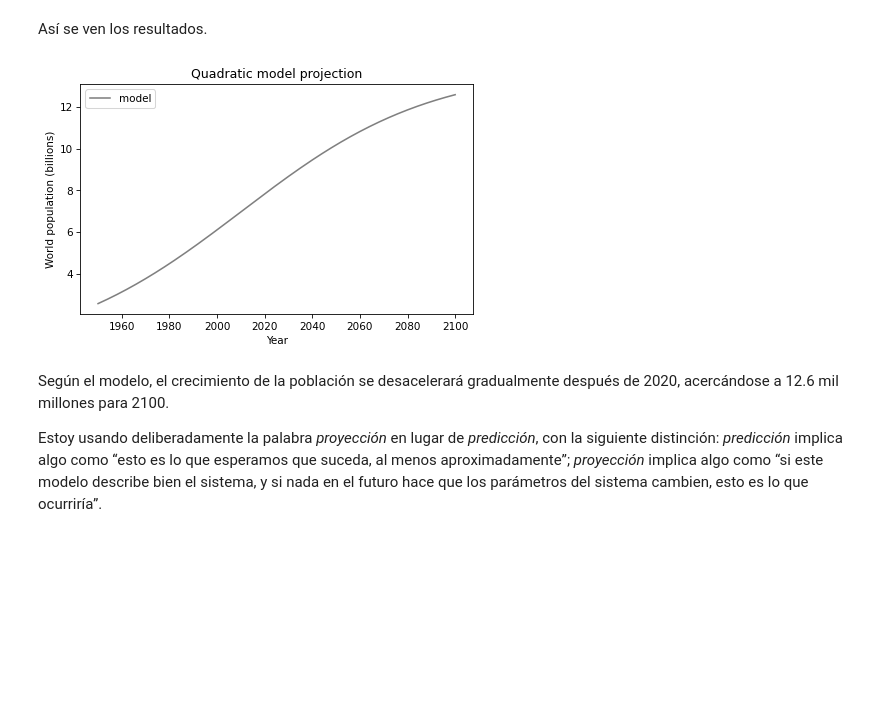
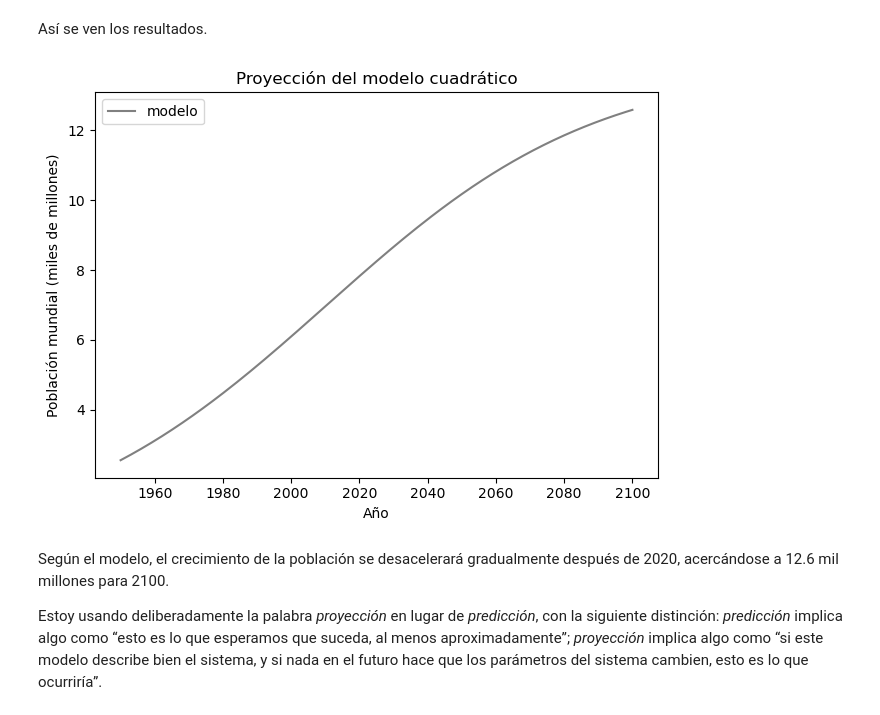
Before and after one commit to avasqueze/Modelos_Simulacion, a Jupyter notebook: Clase10.ipynb, the cells around one changed output. Drawn from its saved outputs; the diff is of its cells as text; code cells hidden in the pictures; blank space fills up the shorter version.

```diff
--- a/Clase10.ipynb
+++ b/Clase10.ipynb
@@ -69,12 +69,12 @@ Name: Quantity, dtype: float64
 # %% [markdown]
 Así se ven los resultados.
 # %%
-results.plot(color='gray', label='model')
-decorar(xlabel='Year',
-         ylabel='World population (billions)',
-         title='Quadratic model projection')
+results.plot(color='gray', label='modelo')
+decorar(xlabel='Año',
+         ylabel='Población mundial (miles de millones)',
+         title='Proyección del modelo cuadrático')
 # %% [output]
-[figure, old version]
+[figure, new version]
 # %% [markdown]
 Según el modelo, el crecimiento de la población se desacelerará gradualmente después de 2020, acercándose a 12.6 mil millones para 2100.
 
```
Also changed, not shown: parts of 11 cells of this notebook, 1 other file.
